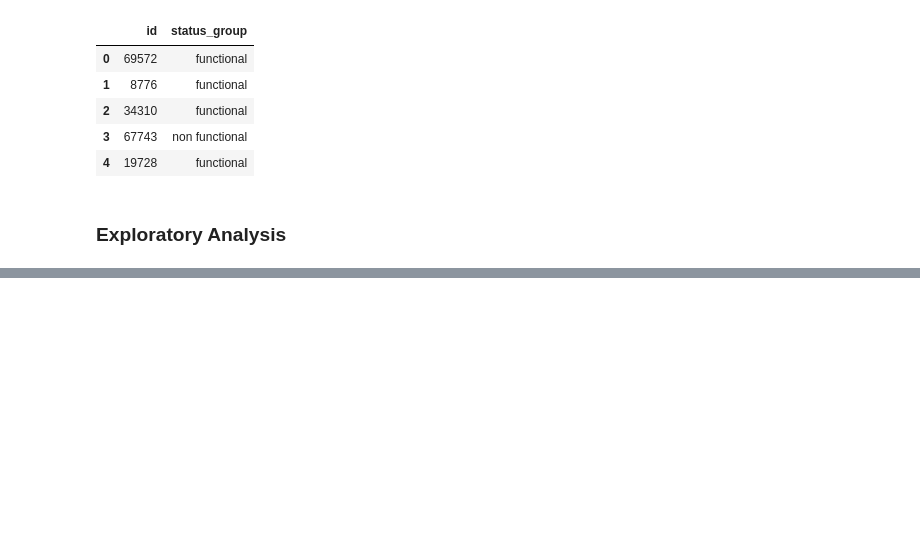
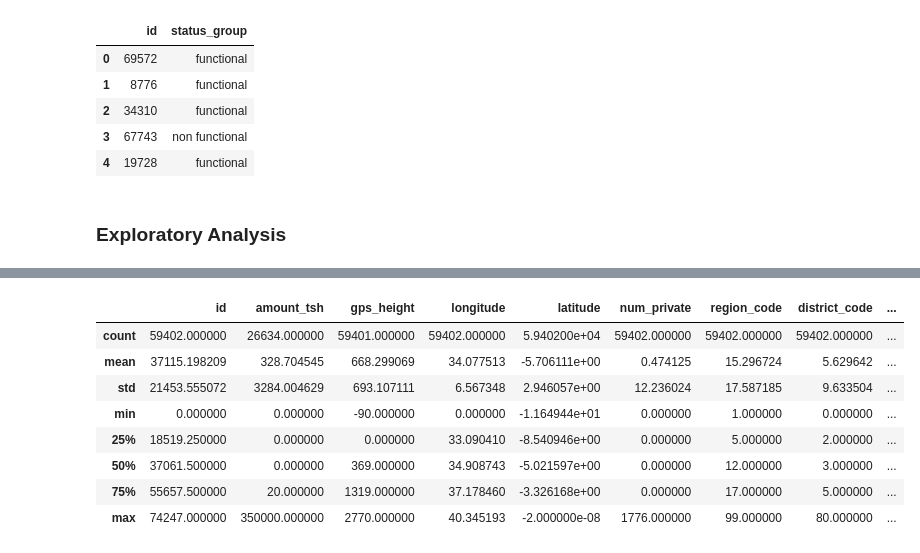
Before and after one commit to colemai/water_table_anlaysis, a Jupyter notebook: main.ipynb, the cells around one changed output, grey strips where cells are left out. Drawn from its saved outputs; the diff is of its cells as text; code cells hidden in the pictures; blank space fills up the shorter version.

```diff
--- a/main.ipynb
+++ b/main.ipynb
@@ -31,5 +179,12 @@ labels.head()
 | 2 | 34310 | functional |
 | 3 | 67743 | non functional |
 | 4 | 19728 | functional |
+# %%
+labels['id'] = labels['id'].replace(to_replace ='[!]', value = np.nan, regex = True) # aimed at specific error
+labels['id'].dropna(inplace=True)
+labels['id'] = labels['id'].astype(int)
+labels['status_group'] = labels['status_group'].astype('category')
+# %%
+wt = wt.merge(labels, on='id', how='left')
 # %% [markdown]
 ### Exploratory Analysis
@@ -35,0 +201,12 @@ labels.head()
+# %%
+wt.describe()
+# %% [output]
+|  | id | amount_tsh | gps_height | longitude | latitude | num_private | region_code | district_code | ... |
+| count | 59402.000000 | 26634.000000 | 59401.000000 | 59402.000000 | 5.940200e+04 | 59402.000000 | 59402.000000 | 59402.000000 | ... |
+| mean | 37115.198209 | 328.704545 | 668.299069 | 34.077513 | -5.706111e+00 | 0.474125 | 15.296724 | 5.629642 | ... |
+| std | 21453.555072 | 3284.004629 | 693.107111 | 6.567348 | 2.946057e+00 | 12.236024 | 17.587185 | 9.633504 | ... |
+| min | 0.000000 | 0.000000 | -90.000000 | 0.000000 | -1.164944e+01 | 0.000000 | 1.000000 | 0.000000 | ... |
+| 25% | 18519.250000 | 0.000000 | 0.000000 | 33.090410 | -8.540946e+00 | 0.000000 | 5.000000 | 2.000000 | ... |
+| 50% | 37061.500000 | 0.000000 | 369.000000 | 34.908743 | -5.021597e+00 | 0.000000 | 12.000000 | 3.000000 | ... |
+| 75% | 55657.500000 | 20.000000 | 1319.000000 | 37.178460 | -3.326168e+00 | 0.000000 | 17.000000 | 5.000000 | ... |
+| max | 74247.000000 | 350000.000000 | 2770.000000 | 40.345193 | -2.000000e-08 | 1776.000000 | 99.000000 | 80.000000 | ... |
```
Also changed, not shown: parts of 22 cells of this notebook.
